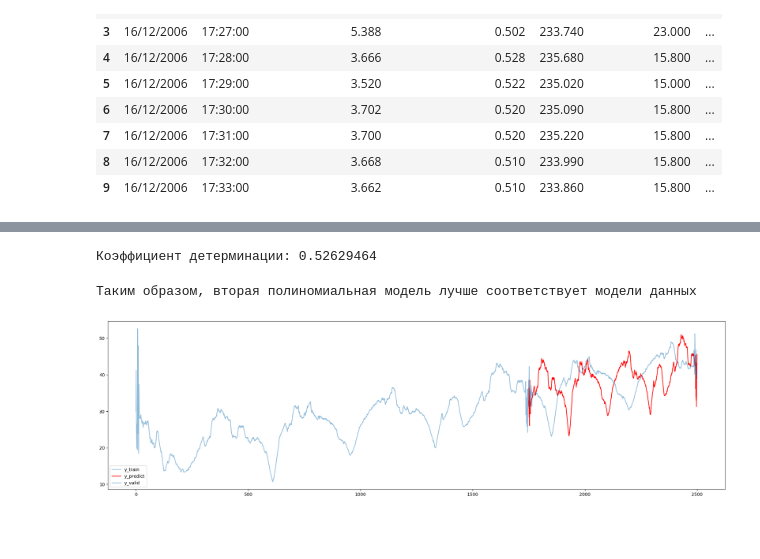
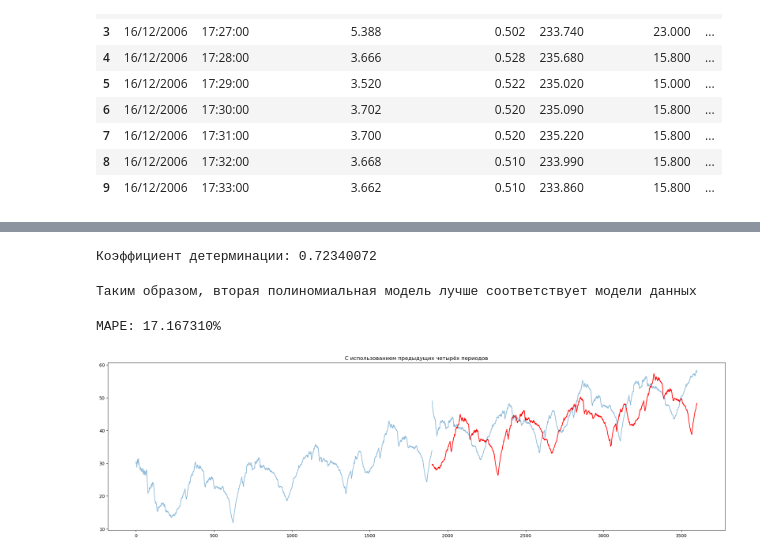
Before and after one commit to ikarinishimura/Data, a Jupyter notebook: time-series/time-series.ipynb, the cells around one changed output, grey strips where cells are left out. Saved outputs shown, nothing was run; the diff lists cells and outputs as text; code cells hidden in the pictures; blank space fills up the shorter version.

Commit message:
fix time series prediction

```diff
--- a/time-series/time-series.ipynb
+++ b/time-series/time-series.ipynb
@@ -72,7 +72,7 @@ global_power = print_graph(100, 1440, len(df) - 5 - 100)['Power']
 # %%
 global_power = global_power.tolist()
 global_power[0] = 30
-global_power = global_power + [global_power[i] for i in range(200, len(global_power))]
+global_power = global_power + [global_power[i] for i in range(200, len(global_power))] + [global_power[i] for i in range(200, len(global_power))]
 for i in range(0, len(global_power)):
     global_power[i] += i * 0.01
 
@@ -171,37 +173,39 @@ plt.show()
 r2 = r2_score(global_power, p2_val)
 print(f"Коэффициент детерминации: {r2:.8f}")
 # %% [output]
-Коэффициент детерминации: 0.52629464
+Коэффициент детерминации: 0.72340072
 # %%
 print("Таким образом, вторая полиномиальная модель лучше соответствует модели данных")
 # %% [output]
 Таким образом, вторая полиномиальная модель лучше соответствует модели данных
 # %%
-#@title Linear trend, use last period
-y_train, y_valid = global_power[:1750], global_power[1750:2500]
+# С использованием предыдущих четырёх периодов
+y_train, y_valid = global_power[:1900], global_power[1900:3600]
 
-xs = np.linspace(0, 1750, 1750)
+xs = np.linspace(0, 1900, 1900)
 
 def f(ab):
     a, b = ab
     ys = a * xs + b
     return sum(map(lambda x:x ** 2, y_train - ys))
 
 import scipy
 a, b = scipy.optimize.minimize(f, (100, 1)).x
 ys = a * xs + b
 
-x_old = np.linspace(250, 1750, 1500)
-x_new = np.linspace(1750, 2500, 1500)
-xx = np.linspace(1750, 2500, 750)
-y_predict = (y_train[250:] - a * x_old - b) + a * x_new + b
+x_old = np.linspace(200, 1900, 1700)
+x_new = np.linspace(1900, 3600, 1700)
+y_predict = (y_train[200:] - a * x_old - b) + a * x_new + b
+
+mape_score = 100 / 1700 * sum(map(lambda ey:abs((ey[0] - ey[1]) / ey[1]), zip(y_predict, y_valid)))
+print(f"MAPE: {mape_score:.6f}%")
 
 plt.figure(figsize=(25, 7))
-plt.plot(xs, sma(15, y_train), label="y_train", alpha = 0.5)
-plt.plot(x_new, sma(15, y_predict), "r", label="y_predict")
-plt.plot(xx, sma(15, y_valid), "tab:blue", label="y_valid", alpha = 0.5)
-# plt.plot(np.linspace(0, 2500), a * np.linspace(0, 2500) + b, "k", label="trend")
-plt.legend()
+plt.plot(xs, ema(0.05, y_train), alpha = 0.5)
+plt.plot(x_new, ema(0.05, y_predict), "r")
+plt.plot(x_new, ema(0.05, y_valid), "tab:blue", alpha = 0.5)
+plt.title("С использованием предыдущих четырёх периодов")
 plt.show()
 # %% [output]
+MAPE: 17.167310%
-[figure, old version]
+[figure, new version]
```
Also changed, not shown: parts of 10 cells of this notebook.
